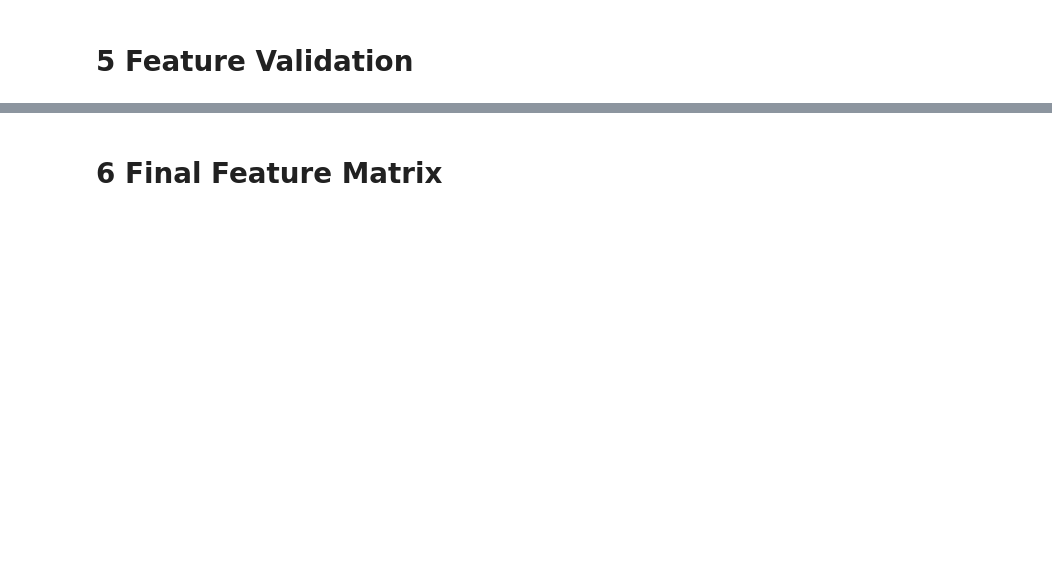
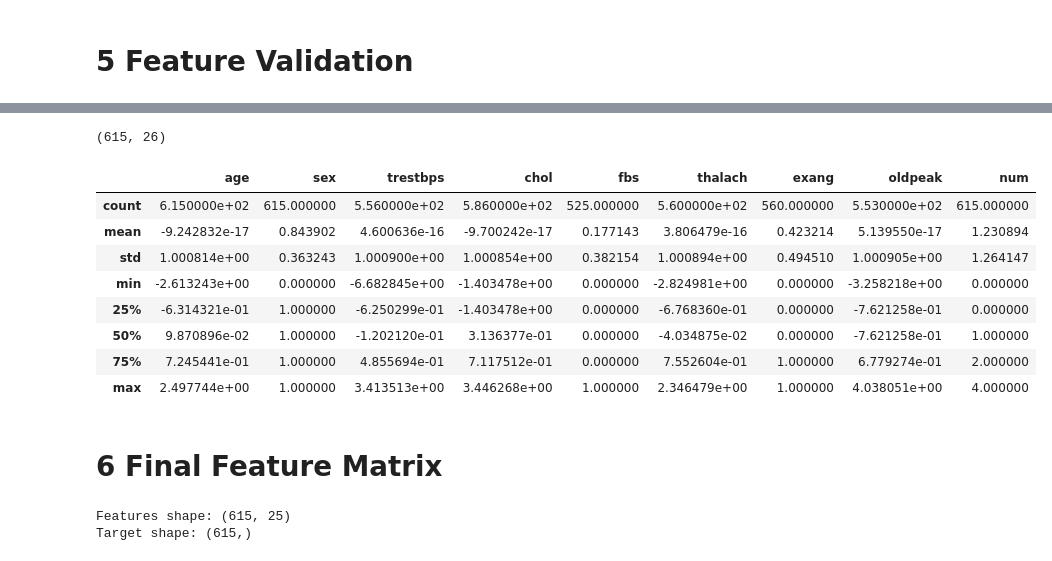
Before and after one commit to Hukeut/medical-data-exploration, a Jupyter notebook: notebooks/feature-engineering.ipynb, the cells around one changed output, grey strips where cells are left out. Drawn from its saved outputs; the diff is of its cells as text; code cells hidden in the pictures; blank space fills up the shorter version.

```diff
--- a/notebooks/feature-engineering.ipynb
+++ b/notebooks/feature-engineering.ipynb
@@ -70,3 +70,13 @@ df_encoded.head()
 5 rows × 26 columns
 # %% [markdown]
 # 4 Feature Scaling
+# %%
+from sklearn.preprocessing import StandardScaler
+
+scaler = StandardScaler()
+
+df_encoded[numerical_features] = scaler.fit_transform(
+    df_encoded[numerical_features]
+)
+
+df_encoded.head()
@@ -75,2 +133,27 @@ df_encoded.head()
+# %%
+df_encoded.shape
+# %% [output]
+(615, 26)
+# %%
+df_encoded.describe()
+# %% [output]
+|  | age | sex | trestbps | chol | fbs | thalach | exang | oldpeak | num |
+| count | 6.150000e+02 | 615.000000 | 5.560000e+02 | 5.860000e+02 | 525.000000 | 5.600000e+02 | 560.000000 | 5.530000e+02 | 615.000000 |
+| mean | -9.242832e-17 | 0.843902 | 4.600636e-16 | -9.700242e-17 | 0.177143 | 3.806479e-16 | 0.423214 | 5.139550e-17 | 1.230894 |
+| std | 1.000814e+00 | 0.363243 | 1.000900e+00 | 1.000854e+00 | 0.382154 | 1.000894e+00 | 0.494510 | 1.000905e+00 | 1.264147 |
+| min | -2.613243e+00 | 0.000000 | -6.682845e+00 | -1.403478e+00 | 0.000000 | -2.824981e+00 | 0.000000 | -3.258218e+00 | 0.000000 |
+| 25% | -6.314321e-01 | 1.000000 | -6.250299e-01 | -1.403478e+00 | 0.000000 | -6.768360e-01 | 0.000000 | -7.621258e-01 | 0.000000 |
+| 50% | 9.870896e-02 | 1.000000 | -1.202120e-01 | 3.136377e-01 | 0.000000 | -4.034875e-02 | 0.000000 | -7.621258e-01 | 1.000000 |
+| 75% | 7.245441e-01 | 1.000000 | 4.855694e-01 | 7.117512e-01 | 0.000000 | 7.552604e-01 | 1.000000 | 6.779274e-01 | 2.000000 |
+| max | 2.497744e+00 | 1.000000 | 3.413513e+00 | 3.446268e+00 | 1.000000 | 2.346479e+00 | 1.000000 | 4.038051e+00 | 4.000000 |
 # %% [markdown]
 # 6 Final Feature Matrix
+# %%
+X = df_encoded.drop("num", axis=1)
+y = df_encoded["num"]
+
+print("Features shape:", X.shape)
+print("Target shape:", y.shape)
+# %% [output]
+Features shape: (615, 25)
+Target shape: (615,)
```
Also changed, not shown: parts of 4 cells of this notebook.
